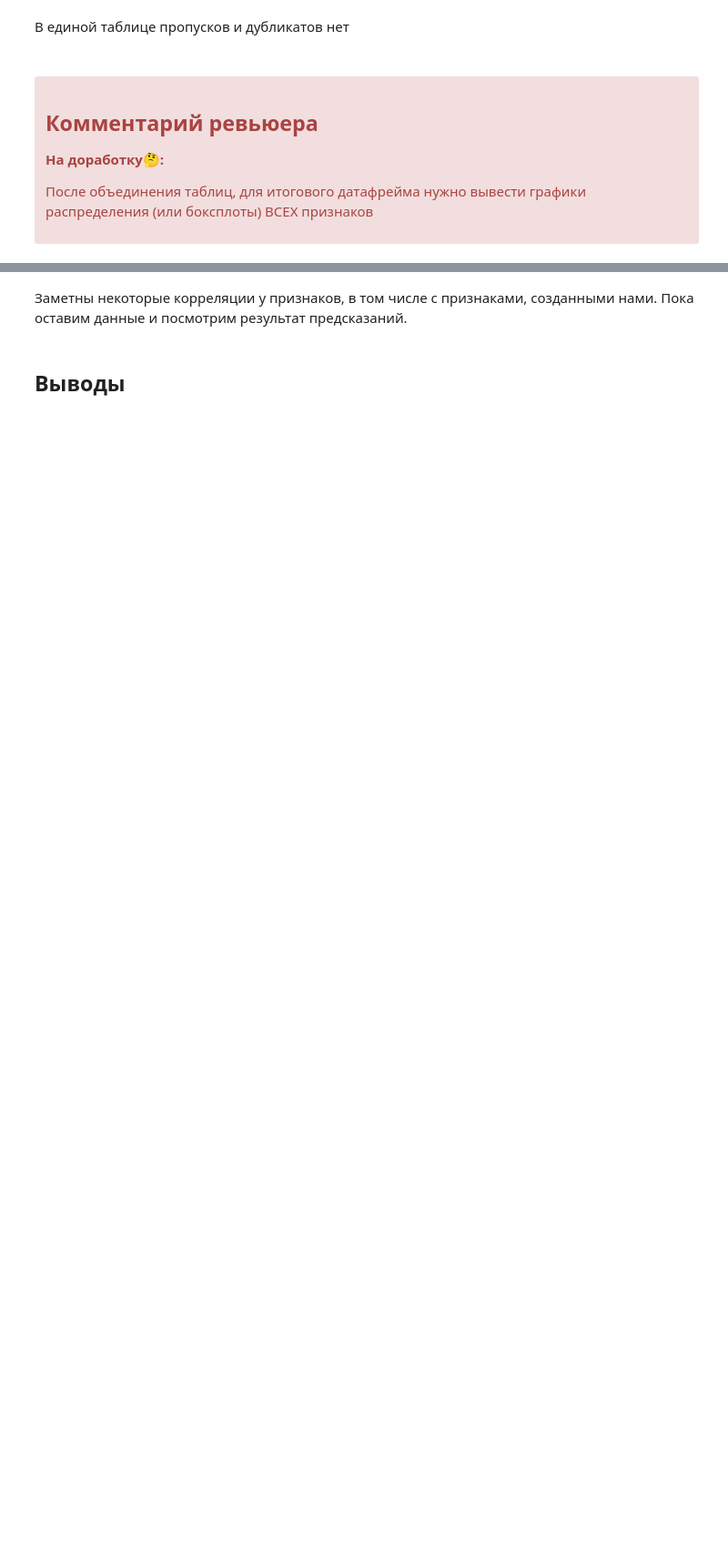
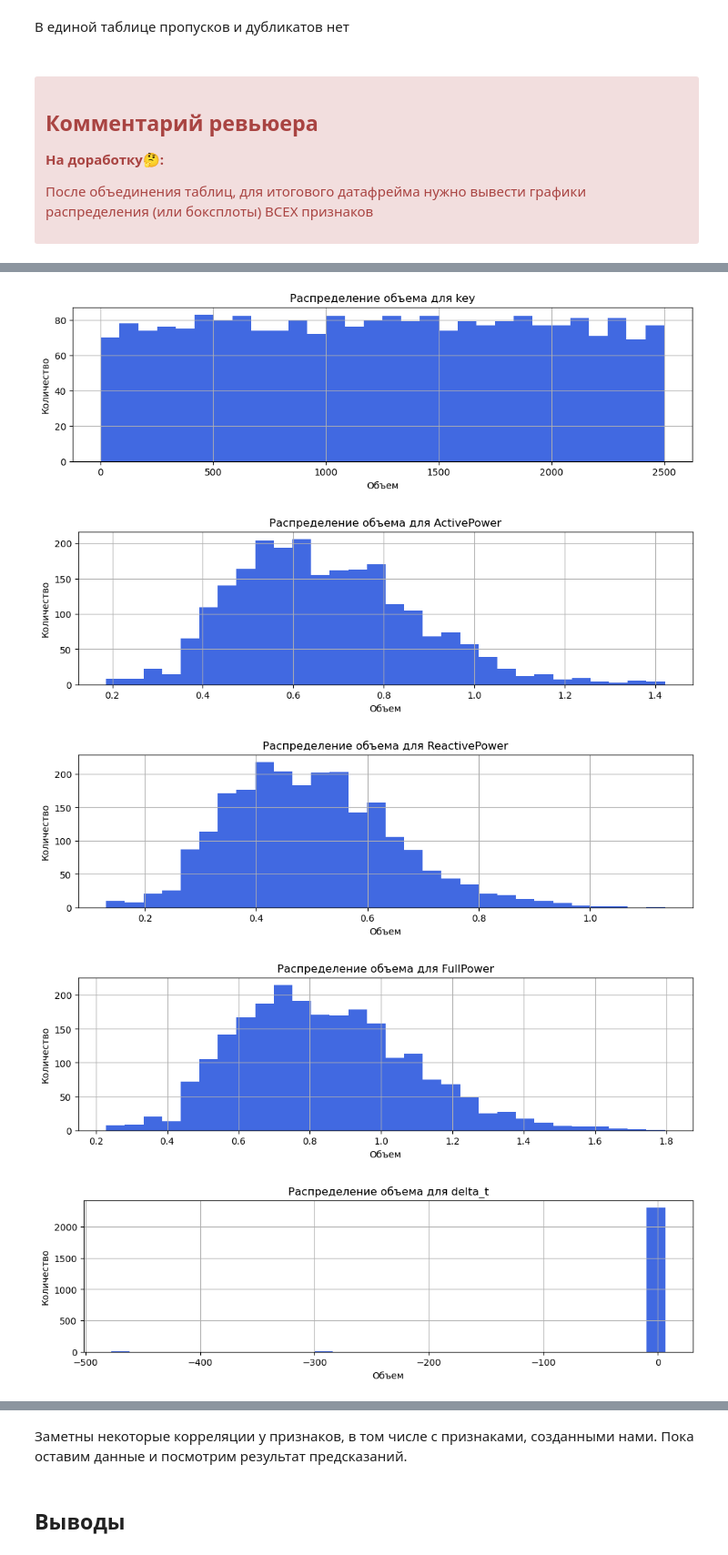
Before and after one commit to VSXV/Data-Science-Projects, a Jupyter notebook: 19. production costs/notebook.ipynb, the cells around one changed output, grey strips where cells are left out. Shown at 91% size. Cells and saved outputs as stored; diff of their text form; code cells hidden in the pictures; blank space fills up the shorter version.

```diff
--- a/19. production costs/notebook.ipynb
+++ b/19. production costs/notebook.ipynb
@@ -1241,0 +1260,17 @@ memory usage: 608.0 KB
+# %%
+all_columns = [col for col in df.columns]
+# %%
+for column in all_columns:
+    plt.figure(figsize=(12, 3))
+    df[column].hist(bins=30, color='royalblue')
+    plt.title(f'Распределение объема для {column}')
+    plt.xlabel('Объем')
+    plt.ylabel('Количество')
+    plt.grid(True)
+    plt.show()
+# %% [output]
+[figure, added]
+[figure, added]
+[figure, added]
+[figure, added]
+[figure, added]
```
Also changed, not shown: parts of 21 cells of this notebook.
